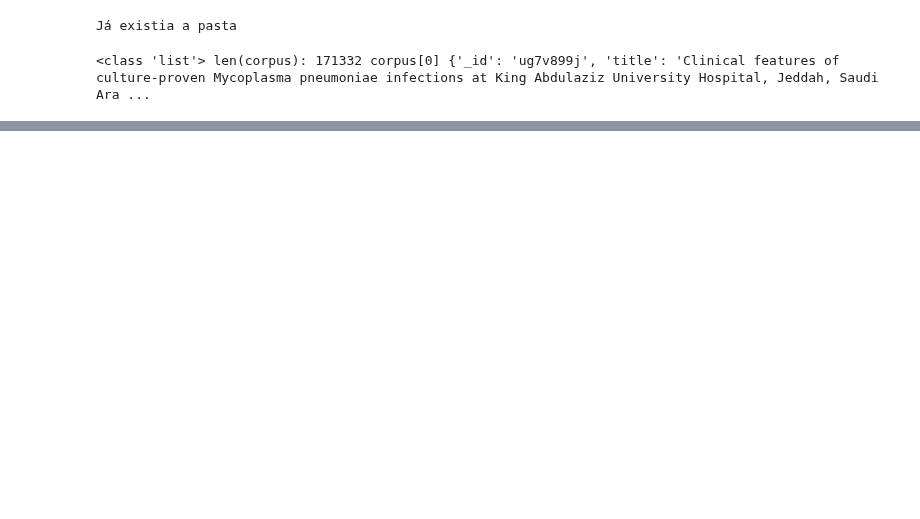
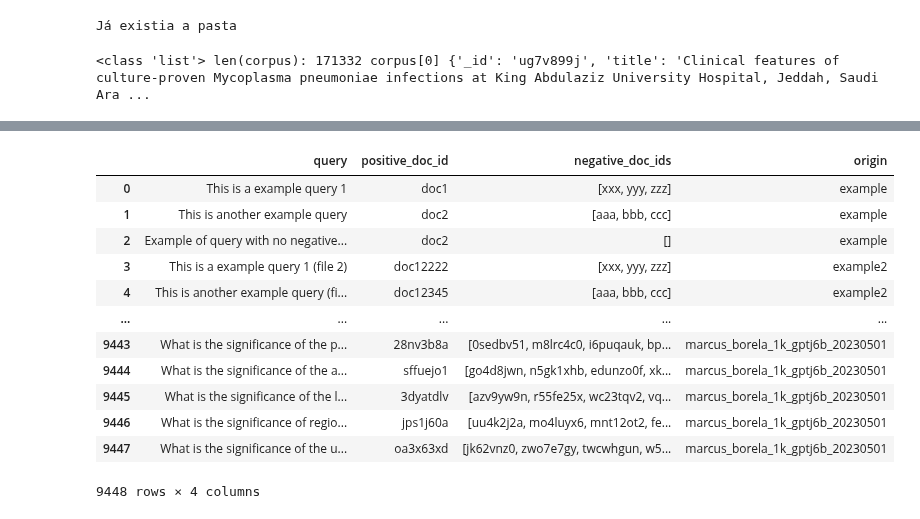
Before and after one commit to marcusborela/deep_learning_em_buscas_unicamp, a Jupyter notebook: code/aula9_inpars/filtra_perguntas_por_relevancia_e_agrega_exemplo_negativo.ipynb, the cells around one changed output, grey strips where cells are left out. Drawn from its saved outputs; the diff is of its cells as text; code cells hidden in the pictures; blank space fills up the shorter version.

Commit message:
concluída a geração de queies e carga no dataset

```diff
--- a/code/aula9_inpars/filtra_perguntas_por_relevancia_e_agrega_exemplo_negativo.ipynb
+++ b/code/aula9_inpars/filtra_perguntas_por_relevancia_e_agrega_exemplo_negativo.ipynb
@@ -438,0 +936,15 @@ print(f"{type(corpus)} len(corpus): {len(corpus)} corpus[0] {corpus[0]}" )
+# %%
+datasets_username = 'unicamp-dl/trec-covid-experiment'
+# %%
+hugging_face_token = getpass.getpass('Informe seu_token de API para acesso ao hugging face')
+# %%
+
+ds = datasets.load_dataset(datasets_username,
+                            download_mode='force_redownload',
+                            use_auth_token=hugging_face_token)
+                            # Outros possíveis parâmetros
+                            # split='train',
+                            # ignore_verifications=False,
+                            # beam_pipeline_options=None,
+                            # cache_dir=None,
+                            # revision=None,
@@ -438,0 +984,17 @@ print(f"{type(corpus)} len(corpus): {len(corpus)} corpus[0] {corpus[0]}" )
+# %%
+df = pd.concat((v.to_pandas().assign(origin=k) for k,v in ds.items()), ignore_index=True)
+df
+# %% [output]
+|  | query | positive_doc_id | negative_doc_ids | origin |
+| 0 | This is a example query 1 | doc1 | [xxx, yyy, zzz] | example |
+| 1 | This is another example query | doc2 | [aaa, bbb, ccc] | example |
+| 2 | Example of query with no negative... | doc2 | [] | example |
+| 3 | This is a example query 1 (file 2) | doc12222 | [xxx, yyy, zzz] | example2 |
+| 4 | This is another example query (fi... | doc12345 | [aaa, bbb, ccc] | example2 |
+| ... | ... | ... | ... | ... |
+| 9443 | What is the significance of the p... | 28nv3b8a | [0sedbv51, m8lrc4c0, i6puqauk, bp... | marcus_borela_1k_gptj6b_20230501 |
+| 9444 | What is the significance of the a... | sffuejo1 | [go4d8jwn, n5gk1xhb, edunzo0f, xk... | marcus_borela_1k_gptj6b_20230501 |
+| 9445 | What is the significance of the l... | 3dyatdlv | [azv9yw9n, r55fe25x, wc23tqv2, vq... | marcus_borela_1k_gptj6b_20230501 |
+| 9446 | What is the significance of regio... | jps1j60a | [uu4k2j2a, mo4luyx6, mnt12ot2, fe... | marcus_borela_1k_gptj6b_20230501 |
+| 9447 | What is the significance of the u... | oa3x63xd | [jk62vnz0, zwo7e7gy, twcwhgun, w5... | marcus_borela_1k_gptj6b_20230501 |
+9448 rows × 4 columns
```
Also changed, not shown: parts of 130 cells of this notebook, 1 other file.
